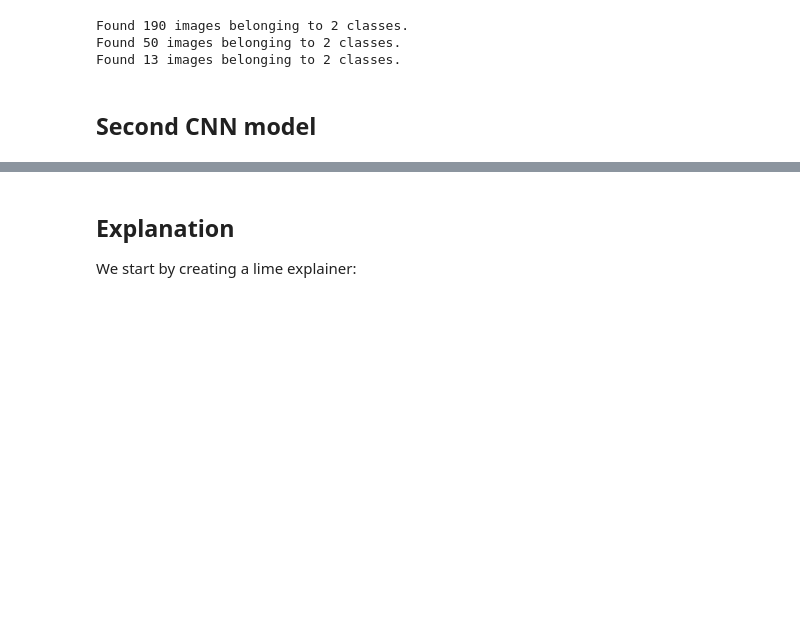
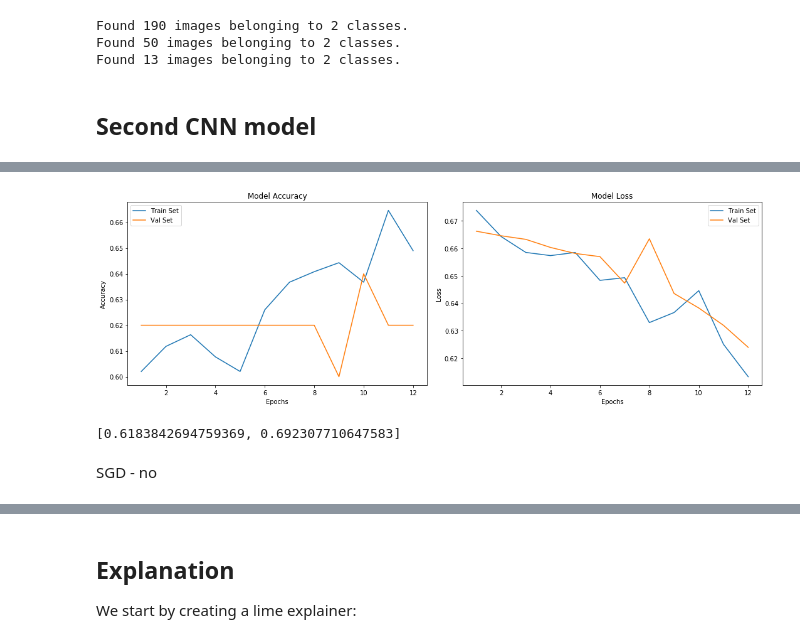
Before and after one commit to Zuzanna-Trafas/tumor_detection, a Jupyter notebook: notebook.ipynb, the cells around one changed output, grey strips where cells are left out. Saved outputs shown, nothing was run; the diff lists cells and outputs as text; code cells hidden in the pictures; blank space fills up the shorter version.

```diff
--- a/notebook.ipynb
+++ b/notebook.ipynb
@@ -379,0 +387,12 @@ plt.show()
+# %%
+hist = model.fit_generator(
+        train_generator,
+        steps_per_epoch=500 // 16,
+        epochs=12,
+        validation_data=validation_generator,
+        validation_steps=200 // 16)
+
+model_json = model.to_json()
+with open("model4.json", "w") as json_file:
+    json_file.write(model_json)
+model.save_weights("model4.h5")
@@ -379,0 +417,35 @@ plt.show()
+# %%
+acc = hist.history['acc']
+val_acc = hist.history['val_acc']
+loss = hist.history['loss']
+val_loss = hist.history['val_loss']
+epochs_range = range(1, len(hist.epoch) + 1)
+
+plt.figure(figsize=(15,5))
+
+plt.subplot(1, 2, 1)
+plt.plot(epochs_range, acc, label='Train Set')
+plt.plot(epochs_range, val_acc, label='Val Set')
+plt.legend(loc="best")
+plt.xlabel('Epochs')
+plt.ylabel('Accuracy')
+plt.title('Model Accuracy')
+
+plt.subplot(1, 2, 2)
+plt.plot(epochs_range, loss, label='Train Set')
+plt.plot(epochs_range, val_loss, label='Val Set')
+plt.legend(loc="best")
+plt.xlabel('Epochs')
+plt.ylabel('Loss')
+plt.title('Model Loss')
+
+plt.tight_layout()
+plt.show()
+# %% [output]
+[figure, added]
+# %%
+model.evaluate_generator(test_generator, 50)
+# %% [output]
+[0.6183842694759369, 0.692307710647583]
+# %% [markdown]
+SGD - no
```
Also changed, not shown: parts of 28 cells of this notebook, 8 other files.
